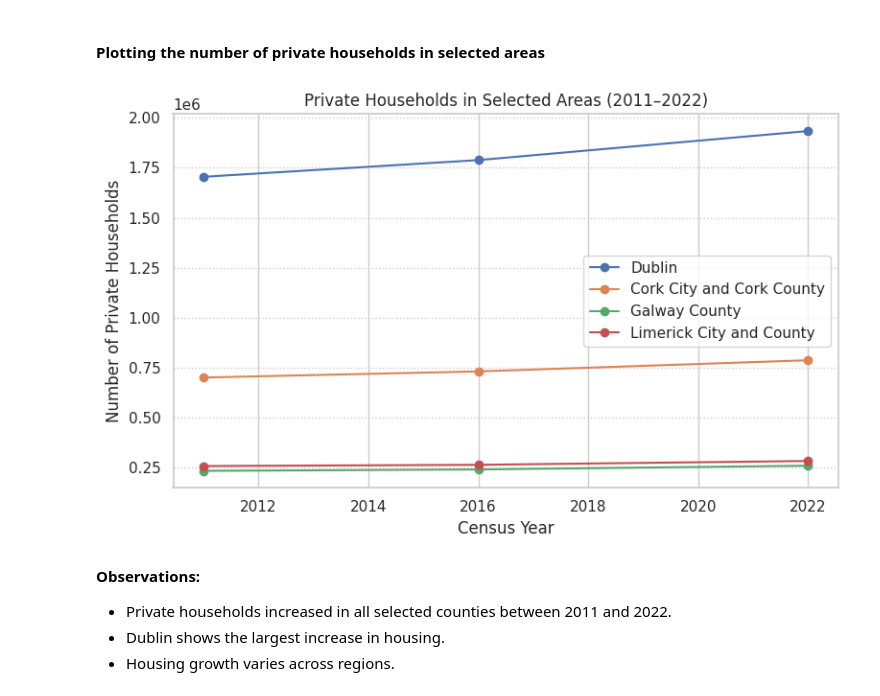
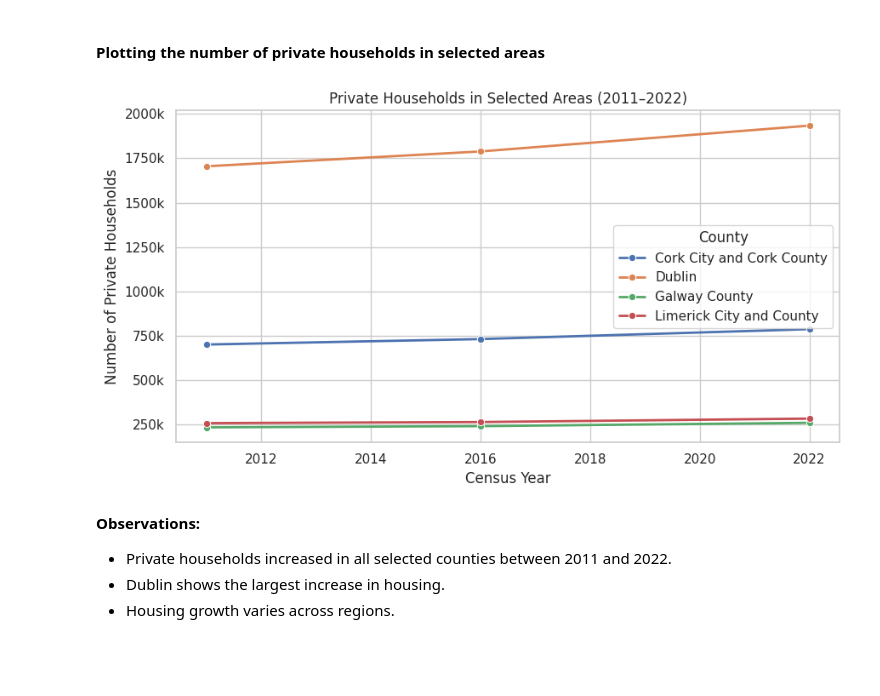
Before and after one commit to elainecazetta/programming-for-data-analytics, a Jupyter notebook: project/census_analysis.ipynb, the cells around one changed output. Drawn from its saved outputs; the diff is of its cells as text; code cells hidden in the pictures; blank space fills up the shorter version.

```diff
--- a/project/census_analysis.ipynb
+++ b/project/census_analysis.ipynb
@@ -424,30 +436,44 @@ housing_summary
 | 2022 | 27 | 255107.973704 | 173135.62 | 363660.611740 | 48440.55 | 1934076.18 | 48440.55 |
 # %% [markdown]
 #### Plotting the number of private households in selected areas
-# %%
-selected_counties = ["Dublin", "Cork City and Cork County", "Galway County", "Limerick City and County"]
-
-plot_df = housing_grouped[housing_grouped["County_Grouped"].isin(selected_counties)]
-
-plt.figure(figsize=(8, 5))
-for county in selected_counties:
-    county_data = plot_df[plot_df["County_Grouped"] == county]
-    plt.plot(
-        county_data["CensusYear"],
-        county_data["Households"],
-        marker="o",
-        label=county
-    )
-
-plt.title("Private Households in Selected Areas (2011–2022)")
-plt.xlabel("Census Year")
-plt.ylabel("Number of Private Households")
-plt.grid(axis='y', linestyle=':')
-plt.legend()
-plt.tight_layout()
-plt.show()
-# %% [output]
-[figure, removed]
+# %%
+sns.set_theme(style="whitegrid")
+
+selected_counties = [
+    "Dublin",
+    "Cork City and Cork County",
+    "Galway County",
+    "Limerick City and County"
+]
+
+plot_df = housing_grouped[
+    housing_grouped["County_Grouped"].isin(selected_counties)
+]
+
+plt.figure(figsize=(9, 5))
+
+ax = sns.lineplot(
+    data=plot_df,
+    x="CensusYear",
+    y="Households",
+    hue="County_Grouped",
+    marker="o",
+    linewidth=2
+)
+
+ax.yaxis.set_major_formatter(
+    ticker.FuncFormatter(lambda x, pos: f"{int(x/1_000)}k")
+)
+
+ax.set_title("Private Households in Selected Areas (2011–2022)")
+ax.set_xlabel("Census Year")
+ax.set_ylabel("Number of Private Households")
+
+plt.legend(title="County")
+plt.tight_layout()
+plt.show()
+# %% [output]
+[figure, added]
 # %% [markdown]
 **Observations:**
 - Private households increased in all selected counties between 2011 and 2022.
```
Also changed, not shown: parts of 7 cells of this notebook.
